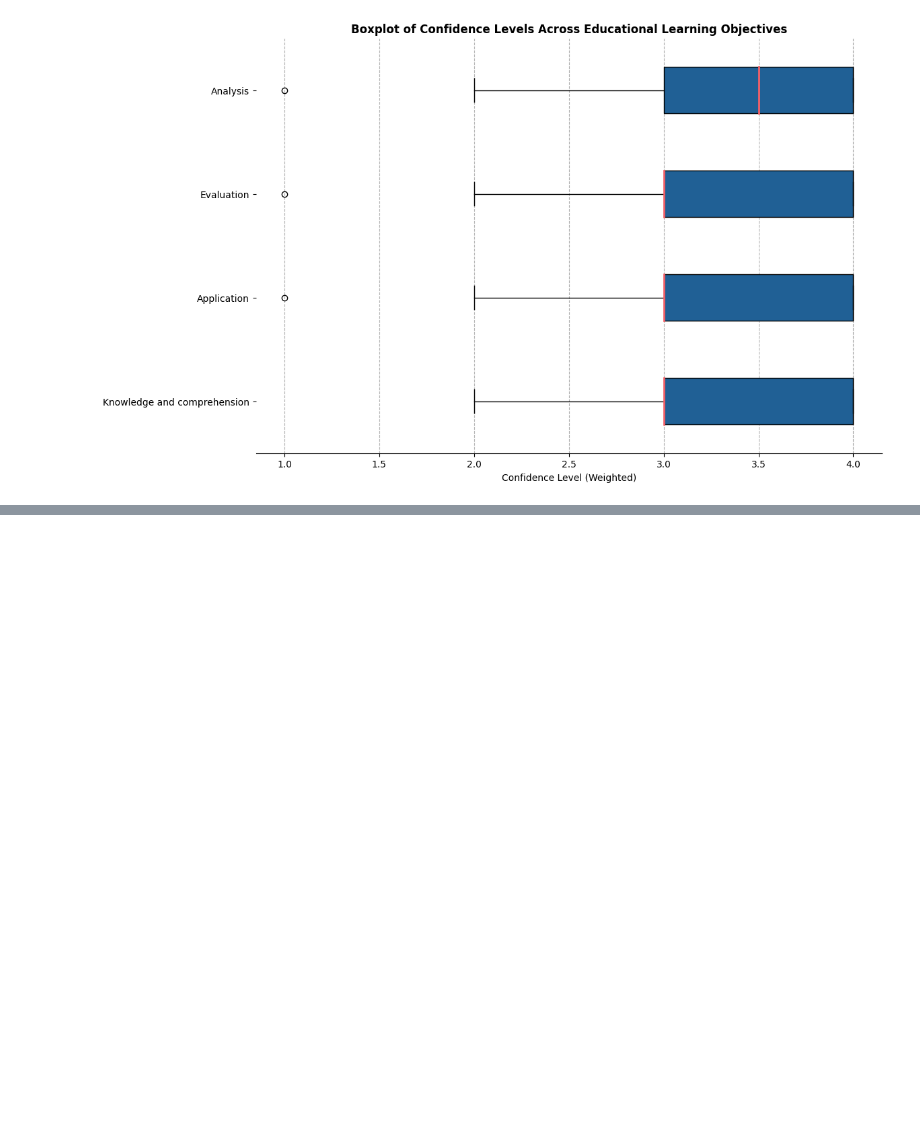
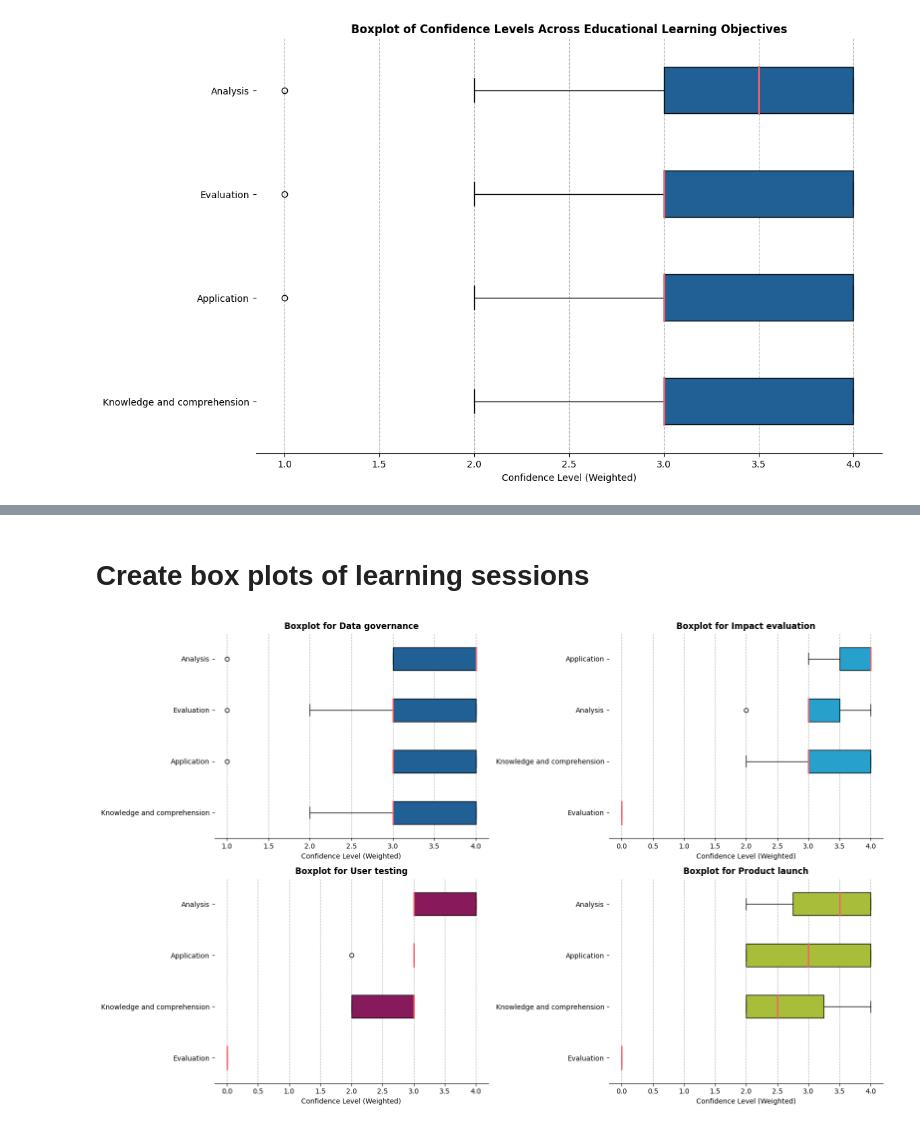
Before and after one commit to Elhamyali/TOPC-learning-sessions, a Jupyter notebook: Learning_Session_Poll_Analysis.ipynb, the cells around one changed output, grey strips where cells are left out. Saved outputs shown, nothing was run; the diff lists cells and outputs as text; code cells hidden in the pictures; blank space fills up the shorter version.

```diff
--- a/Learning_Session_Poll_Analysis.ipynb
+++ b/Learning_Session_Poll_Analysis.ipynb
@@ -143,0 +249,38 @@ plt.show()
+# %% [markdown]
+# Create box plots of learning sessions
+# %%
+sessions_of_interest = ['Data governance', 'Impact evaluation', 'User testing', 'Product launch']
+
+colors = ['#206095', '#27A0CC', '#871A5B', '#A8BD3A']
+
+plt.figure(figsize=(16, 10))
+
+for i, session in enumerate(sessions_of_interest):
+    non_empty_keys = [key for key in session_weighted_data[session].keys() if session_weighted_data[session][key]]
+    sorted_keys = sorted(session_weighted_data[session].keys(), key=lambda x: np.median(session_weighted_data[session][x]) if session_weighted_data[session][x] else 0)
+    sorted_data = [session_weighted_data[session][key] if session_weighted_data[session][key] else [0] for key in sorted_keys]
+
+    plt.subplot(2, 2, i+1)
+    ax = plt.gca()
+    ax.spines['top'].set_visible(False)
+    ax.spines['right'].set_visible(False)
+    ax.spines['left'].set_visible(False)
+
+    bp = plt.boxplot(sorted_data, vert=False, patch_artist=True, labels=sorted_keys, boxprops=dict(facecolor=colors[i], edgecolor='black'), whiskerprops=dict(color='black'))
+
+    for patch, median, whisker in zip(bp['boxes'], bp['medians'], bp['whiskers']):
+        patch.set_facecolor(colors[i])
+        patch.set_edgecolor('black')
+        median.set(color='#F66068', linewidth=2)
+        whisker.set(color='black')
+
+    plt.title(f'Boxplot for {session}', fontweight='bold')
+    ax.xaxis.grid(True, linestyle='--', which='major', color='#B3B3B3', alpha=1.0)
+    ax.yaxis.grid(False)
+
+    plt.xlabel('Confidence Level (Weighted)')
+
+plt.tight_layout()
+plt.show()
+# %% [output]
+[figure, added]
```
Also changed, not shown: parts of 11 cells of this notebook.
